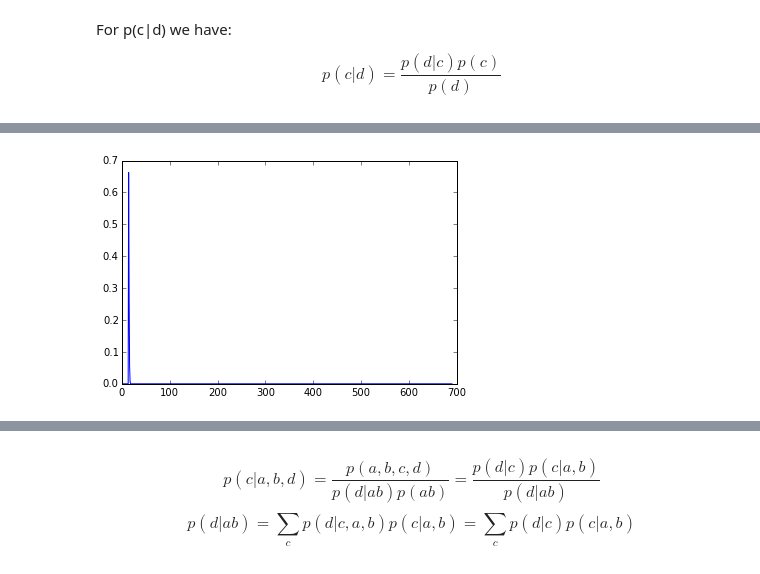
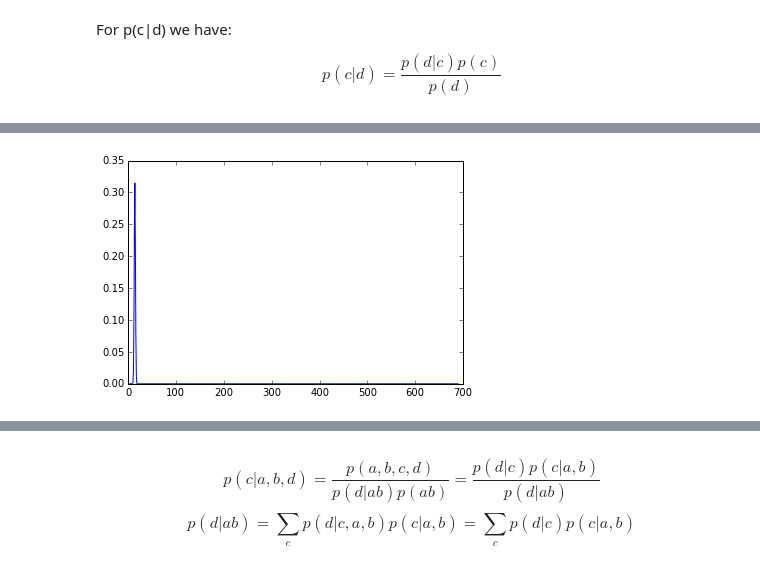
Before and after one commit to Aelphy/skoltech, a Jupyter notebook: term3/bm-aml/hw1/hw1.ipynb, the cells around one changed output, grey strips where cells are left out. Cells and saved outputs as stored; diff of their text form; code cells hidden in the pictures.

```diff
--- a/term3/bm-aml/hw1/hw1.ipynb
+++ b/term3/bm-aml/hw1/hw1.ipynb
@@ -10,7 +10,7 @@ params = {
     'b_max' : 600,
     'p1' : 0.1,
     'p2' : 0.01,
-    'p3' : 0.03
+    'p3' : 0.3
 }
 
 def p_uniform(a_min, a_max):
@@ -79,7 +79,19 @@ import scipy as sp
 import scipy.stats
 
 def pc(params, model):
-    return pc__(model, **params)
+    try:
+        golden_crutch[model]
+    except NameError:
+        global golden_crutch
+        golden_crutch = {}
+        golden_crutch[model] = pc__(model, **params)
+    except KeyError:
+        global golden_crutch
+        golden_crutch[model] = pc__(model, **params)
+
+
+
+    return golden_crutch[model]
 
 def pc__(model, a_min, a_max, b_min, b_max, p1, p2, p3):
     p_ab = p_uniform(a_min, a_max) * p_uniform(b_min, b_max)
@@ -229,7 +241,7 @@ def pd(params, model):
 
     d, c = np.meshgrid(d_space, c_space)
 
-    p = sp.stats.binom.pmf(c - d, c, params['p3']).T.dot(p_of_c)
+    p = sp.stats.binom.pmf(d - c, c, params['p3']).T.dot(p_of_c)
 
     return p, d_space
 # %%
@@ -251,11 +263,11 @@ $$ p(c|d) = \frac{p(d|c)p(c)}{p(d)} $$
 # %%
 def pc_d(d, params, model):
     p_of_c, c_space = pc(params, model)
-    p_of_d, _ = pd(params, model)
 
-    p = sp.stats.binom.pmf(c_space - d, c_space, params['p3']) * p_of_c / p_of_d[d]
+    p = sp.stats.binom.pmf(d - c_space, c_space, params['p3']) * p_of_c
+    p = p / np.sum(p)
 
     return p, c_space
 # %%
-run_modeling(pc_d, params, 1, 14)
+run_modeling(pc_d, params, 1, 18)
 # %% [output]
@@ -264,2 +276,2 @@ E = 14.411563433457157, Var = 0.41102298808482374
-[figure, old version]
+[figure, new version]
 # %%
```
Also changed, not shown: parts of 18 cells of this notebook, 6 other files.
